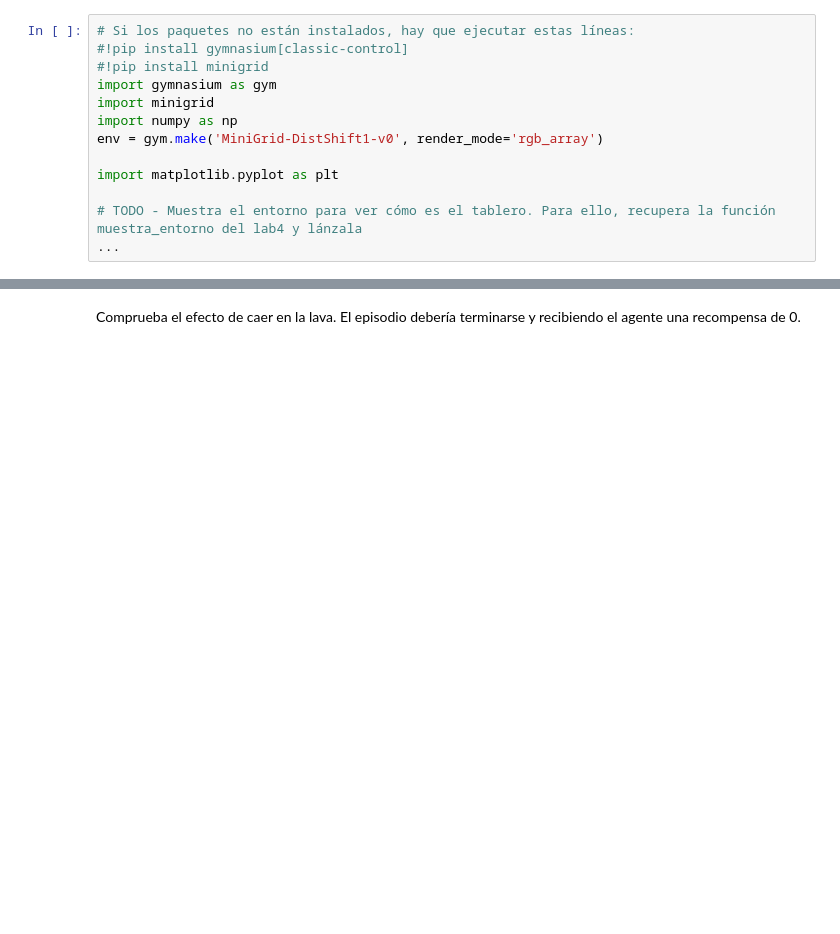
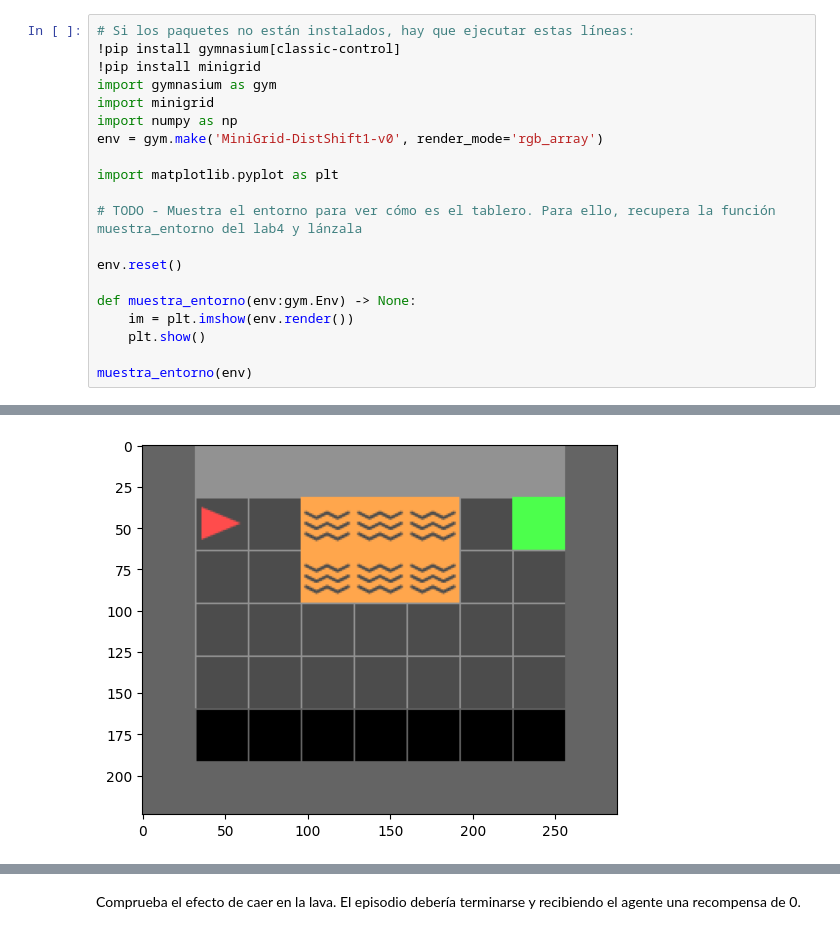
Before and after one commit to EmilioUcelayLojo/AA3, a Jupyter notebook: lab6/lab6.ipynb, the cells around one changed output, grey strips where cells are left out. Saved outputs shown, nothing was run; the diff lists cells and outputs as text; blank space fills up the shorter version.

```diff
--- a/lab6/lab6.ipynb
+++ b/lab6/lab6.ipynb
@@ -12,8 +12,8 @@ Para explorar estos métodos volveremos a utilizar [Gym](https://www.gymlibrary.
 Carguemos el entorno y explorémoslo brevemente.
 # %%
 # Si los paquetes no están instalados, hay que ejecutar estas líneas:
-#!pip install gymnasium[classic-control]
-#!pip install minigrid
+!pip install gymnasium[classic-control]
+!pip install minigrid
 import gymnasium as gym
 import minigrid
 import numpy as np
@@ -22,4 +22,12 @@ env = gym.make('MiniGrid-DistShift1-v0', render_mode='rgb_array')
 import matplotlib.pyplot as plt
 
 # TODO - Muestra el entorno para ver cómo es el tablero. Para ello, recupera la función muestra_entorno del lab4 y lánzala
-...
+
+env.reset()
+
+def muestra_entorno(env:gym.Env) -> None:
+    im = plt.imshow(env.render())
+    plt.show()
+
+muestra_entorno(env)
+# %% [output]
@@ -26,2 +51,3 @@ import matplotlib.pyplot as plt
+[figure, added]
 # %%
 # TODO - Anotar las dimensiones del tablero para poder utilizarlas después
```
Also changed, not shown: parts of 13 cells of this notebook.
